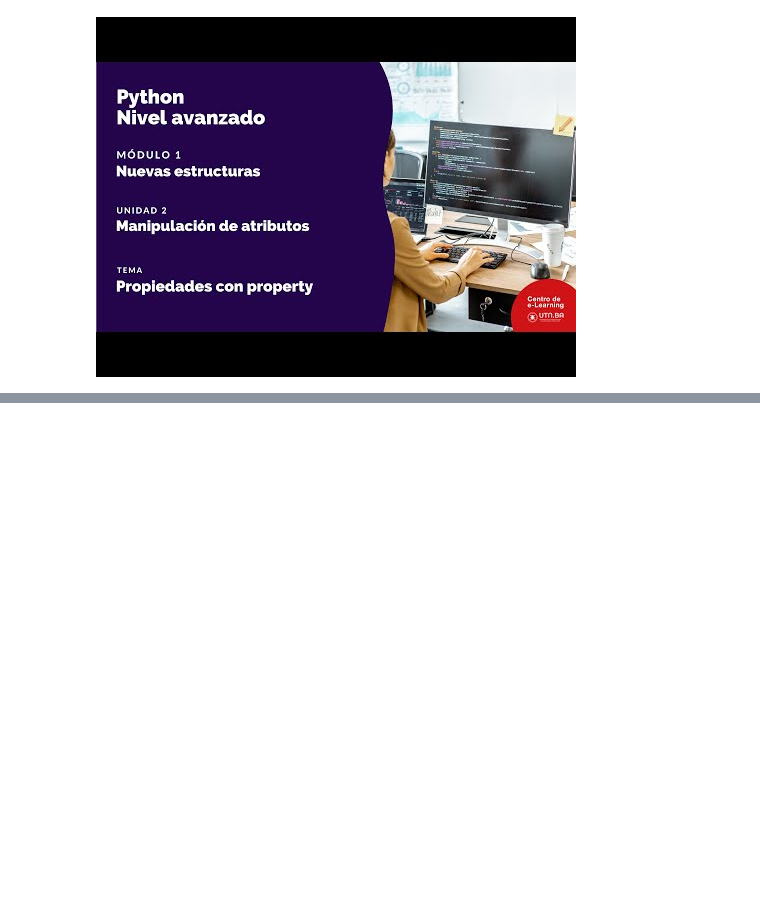
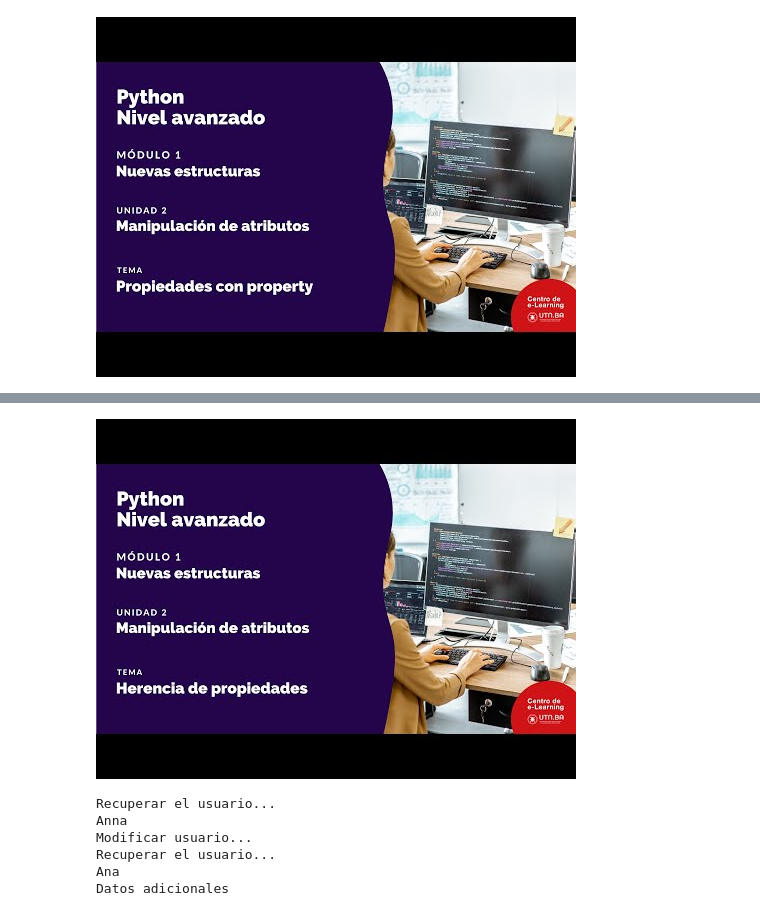
Before and after one commit to Gyrkora/jupyter-notebook, a Jupyter notebook: python_avanzado/Unidad2.ipynb, the cells around one changed output, grey strips where cells are left out. Saved outputs shown, nothing was run; the diff lists cells and outputs as text; code cells hidden in the pictures; blank space fills up the shorter version.

```diff
--- a/python_avanzado/Unidad2.ipynb
+++ b/python_avanzado/Unidad2.ipynb
@@ -8,0 +122,39 @@ YouTubeVideo('Fu-Z5PXsqUg' , width=700, height=300)
+# %%
+from IPython.display import YouTubeVideo
+
+YouTubeVideo('066MnVfq3bE' , width=700, height=300)
+# %% [output]
+[figure, added]
+# %%
+class Empresa:
+    def __init__(self, usuario):
+        self._usuario=usuario
+
+    def get_usuario(self,):
+        print('Recuperar el usuario...')
+        return self._usuario
+
+    def set_usuario(self, valor):
+        print('Modificar usuario...')
+        self._usuario=valor
+
+    def del_usuario(self,):
+        print('Remover el usuario....')
+        del self._usuario
+
+    usuario=property(get_usuario, set_usuario, del_usuario, "Datos adicionales")
+
+class Cliente(Empresa): pass
+
+cliente1=Cliente("Anna")
+print(cliente1.usuario)
+cliente1.usuario='Ana'
+print(cliente1.usuario)
+print(Cliente.usuario.__doc__)
+# %% [output]
+Recuperar el usuario...
+Anna
+Modificar usuario...
+Recuperar el usuario...
+Ana
+Datos adicionales
```
Also changed, not shown: parts of 28 cells of this notebook, 2 other files.
